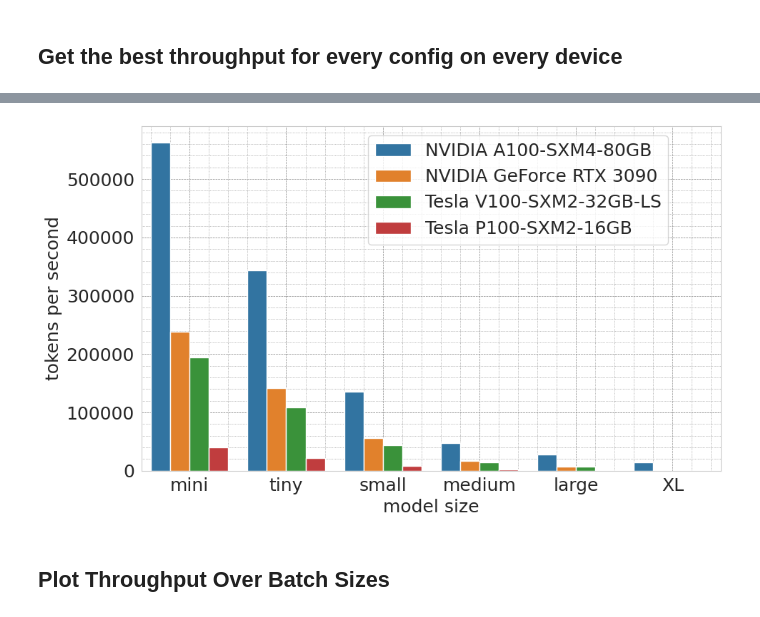
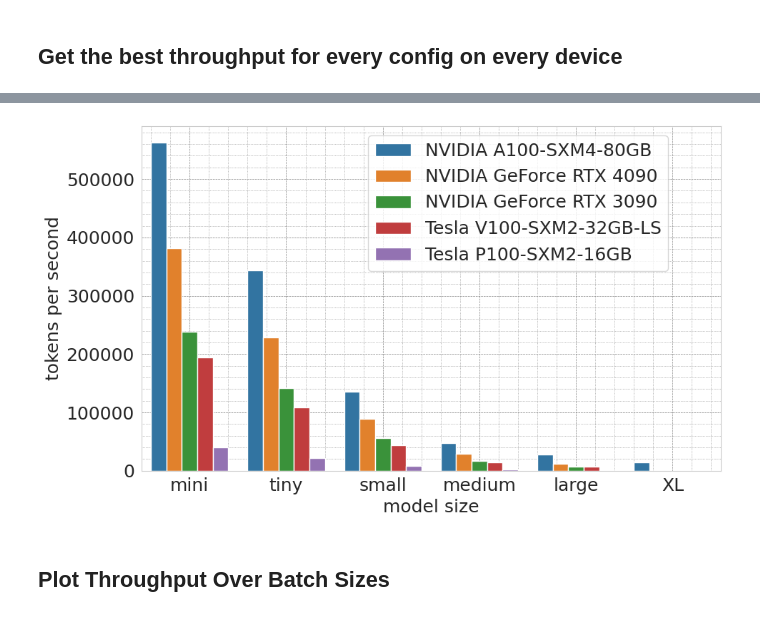
Before and after one commit to languini-kitchen/languini-kitchen, a Jupyter notebook: languini/projects/gpt/load_throughput.ipynb, the cells around one changed output, grey strips where cells are left out. Drawn from its saved outputs; the diff is of its cells as text; code cells hidden in the pictures.

```diff
--- a/languini/projects/gpt/load_throughput.ipynb
+++ b/languini/projects/gpt/load_throughput.ipynb
@@ -102,27 +103,28 @@ best_df
 # %%
 sns.set_style("whitegrid")
 plt.rcParams.update({'font.size': 18})
 plt.figure(figsize=(10, 6))
 ax = sns.barplot(data=best_df, y='throughput', x='config', hue='device',
                 order=['mini', 'tiny', 'small', 'medium', 'large', 'XL'],
                 hue_order=['NVIDIA A100-SXM4-80GB',
+                           'NVIDIA GeForce RTX 4090',
                            'NVIDIA GeForce RTX 3090',
                            'Tesla V100-SXM2-32GB-LS',
                            'Tesla P100-SXM2-16GB',
                           ])
 ax.set_xlabel('model size')
 ax.set_ylabel('tokens per second')
 #ax.set_yscale('log')
 plt.grid(color='gray', linestyle='--', linewidth=0.5)
 plt.minorticks_on()
 plt.grid(which='minor', color='gray', linestyle=':', linewidth=0.5)
 plt.legend(bbox_to_anchor=(0.65, 1.0), loc='upper center', ncol=1)
 
 #ax.set_yscale('log')
 plt.tight_layout()
 plt.savefig('throughputs_per_device.pdf')
 # %% [output]
-[figure, old version]
+[figure, new version]
 # %% [markdown]
 ## Plot Throughput Over Batch Sizes
 # %%
```
Also changed, not shown: parts of 4 cells of this notebook, 4 other files.
